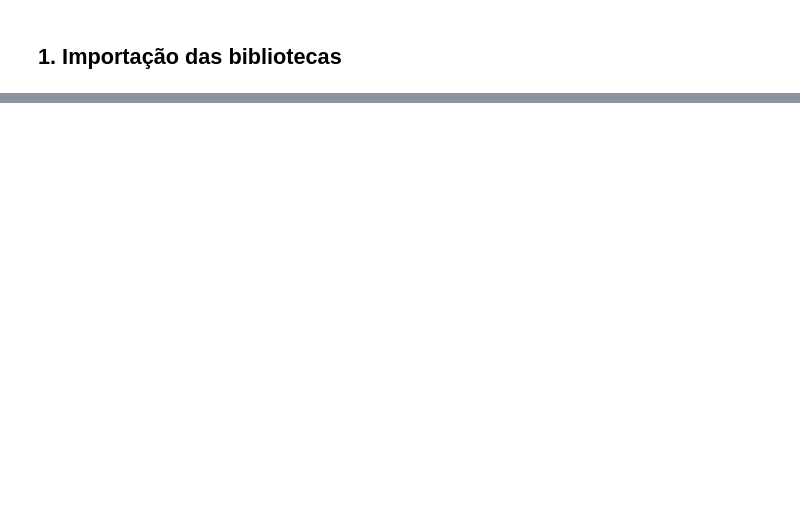
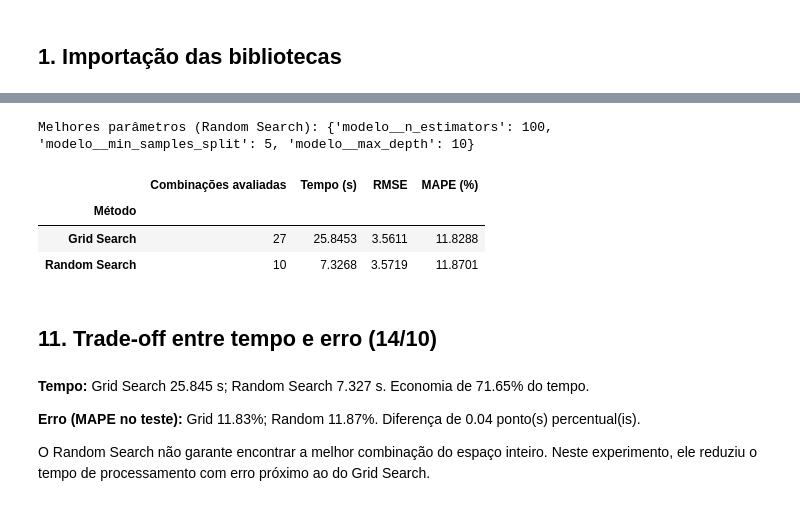
Before and after one commit to matheusesdev/mecaniQA-salvador, a Jupyter notebook: notebooks/oat3_pipeline_preditivo.ipynb, the cells around one changed output, grey strips where cells are left out. Drawn from its saved outputs; the diff is of its cells as text; code cells hidden in the pictures; blank space fills up the shorter version.

```diff
--- a/notebooks/oat3_pipeline_preditivo.ipynb
+++ b/notebooks/oat3_pipeline_preditivo.ipynb
@@ -505,0 +109,10 @@ display(
+# %%
+ponto_corte = int(len(X) * 0.80)
+
+X_train, X_test = X.iloc[:ponto_corte], X.iloc[ponto_corte:]
+y_train, y_test = y.iloc[:ponto_corte], y.iloc[ponto_corte:]
+
+assert X_train.index.max() < X_test.index.min()
+
+print(f"Treino: {X_train.index.min().date()} a {X_train.index.max().date()} ({len(X_train)} dias)")
+print(f"Teste:  {X_test.index.min().date()} a {X_test.index.max().date()} ({len(X_test)} dias)")
@@ -505,0 +252,58 @@ display(
+# %%
+busca_random = RandomizedSearchCV(
+    estimator=modelo_rf,
+    param_distributions=grade,
+    n_iter=10,
+    scoring=scoring,
+    cv=cv_temporal,
+    random_state=42,
+    n_jobs=1,
+    refit=True,
+)
+
+inicio_random = time.perf_counter()
+busca_random.fit(X_train, y_train)
+tempo_random = time.perf_counter() - inicio_random
+
+previsao_random = busca_random.predict(X_test)
+rmse_random, mape_random = calcular_metricas(y_test, previsao_random)
+
+print("Melhores parâmetros (Random Search):", busca_random.best_params_)
+
+comparacao_buscas = pd.DataFrame(
+    {
+        "Combinações avaliadas": [len(busca_grid.cv_results_["params"]), 10],
+        "Tempo (s)": [tempo_grid, tempo_random],
+        "RMSE": [rmse_grid, rmse_random],
+        "MAPE (%)": [mape_grid, mape_random],
+    },
+    index=["Grid Search", "Random Search"],
+)
+comparacao_buscas.index.name = "Método"
+display(comparacao_buscas.round(4))
+# %% [output]
+Melhores parâmetros (Random Search): {'modelo__n_estimators': 100, 'modelo__min_samples_split': 5, 'modelo__max_depth': 10}
+|  | Combinações avaliadas | Tempo (s) | RMSE | MAPE (%) |
+| Método |  |  |  |  |
+| Grid Search | 27 | 25.8453 | 3.5611 | 11.8288 |
+| Random Search | 10 | 7.3268 | 3.5719 | 11.8701 |
+# %% [markdown]
+## 11. Trade-off entre tempo e erro (14/10)
+# %%
+economia = 100 * (tempo_grid - tempo_random) / tempo_grid
+dif_mape_pp = abs(mape_grid - mape_random)
+
+display(Markdown(
+    f"**Tempo:** Grid Search {tempo_grid:.3f} s; Random Search {tempo_random:.3f} s. "
+    f"Economia de {economia:.2f}% do tempo.\n\n"
+    f"**Erro (MAPE no teste):** Grid {mape_grid:.2f}%; Random {mape_random:.2f}%. "
+    f"Diferença de {dif_mape_pp:.2f} ponto(s) percentual(is).\n\n"
+    "O Random Search não garante encontrar a melhor combinação do espaço inteiro. "
+    "Neste experimento, ele reduziu o tempo de processamento com erro próximo ao do Grid Search."
+))
+# %% [output]
+**Tempo:** Grid Search 25.845 s; Random Search 7.327 s. Economia de 71.65% do tempo.
+
+**Erro (MAPE no teste):** Grid 11.83%; Random 11.87%. Diferença de 0.04 ponto(s) percentual(is).
+
+O Random Search não garante encontrar a melhor combinação do espaço inteiro. Neste experimento, ele reduziu o tempo de processamento com erro próximo ao do Grid Search.
```
Also changed, not shown: parts of 57 cells of this notebook, 1 other file.
